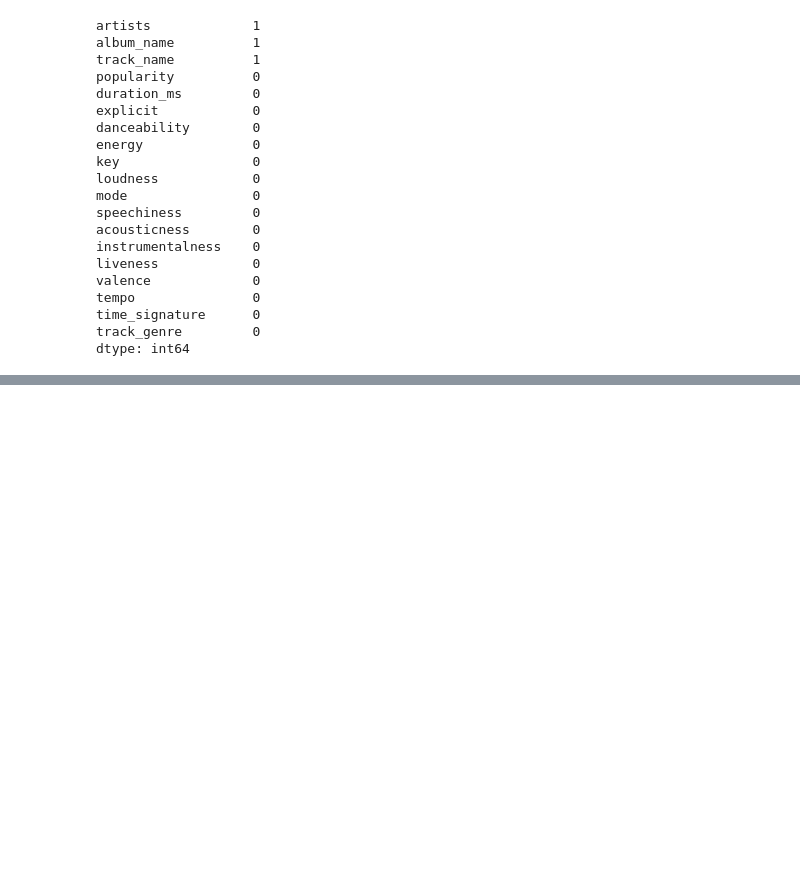
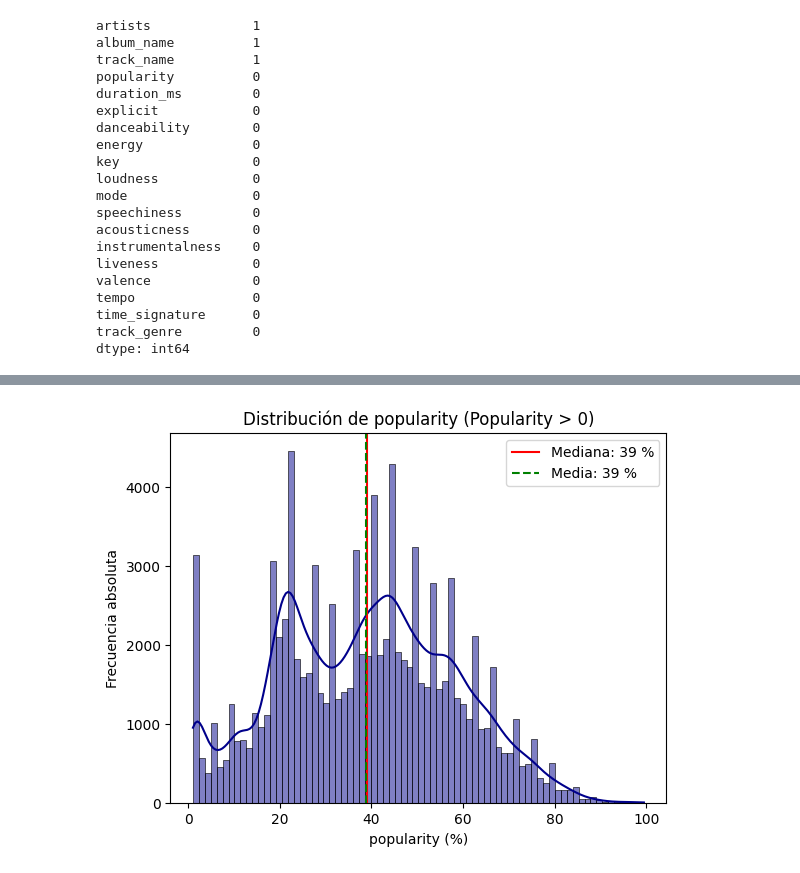
Before and after one commit to 0Trickster/Project-MLY-1, a Jupyter notebook: notebooks/Limpieza.ipynb, the cells around one changed output, grey strips where cells are left out. Saved outputs shown, nothing was run; the diff lists cells and outputs as text; code cells hidden in the pictures; blank space fills up the shorter version.

```diff
--- a/notebooks/Limpieza.ipynb
+++ b/notebooks/Limpieza.ipynb
@@ -154,0 +296,24 @@ plt.show()
+# %%
+df_filtered = df_wins[df_wins['popularity'] > 0]
+
+sns.histplot(
+    data=df_filtered,
+    x='popularity',
+    kde=True,
+    color="darkblue"
+)
+
+mediana = df_filtered['popularity'].median()
+media = df_filtered['popularity'].mean()
+
+
+plt.axvline(mediana, label=f"Mediana: {mediana:.0f} %", color='red')
+plt.axvline(media, label=f"Media: {media:.0f} %", color='green', linestyle='--')
+
+plt.title('Distribución de popularity (Popularity > 0)')
+plt.xlabel('popularity (%)')
+plt.ylabel('Frecuencia absoluta')
+plt.legend()
+plt.show()
+# %% [output]
+[figure, added]
```
Also changed, not shown: parts of 19 cells of this notebook, 3 other files.
